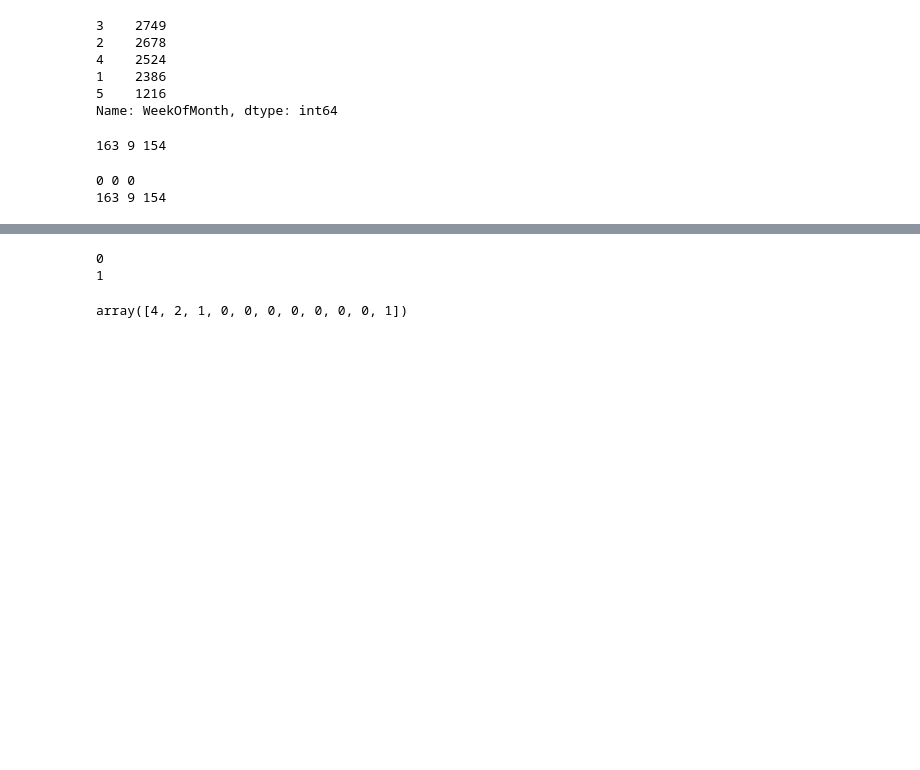
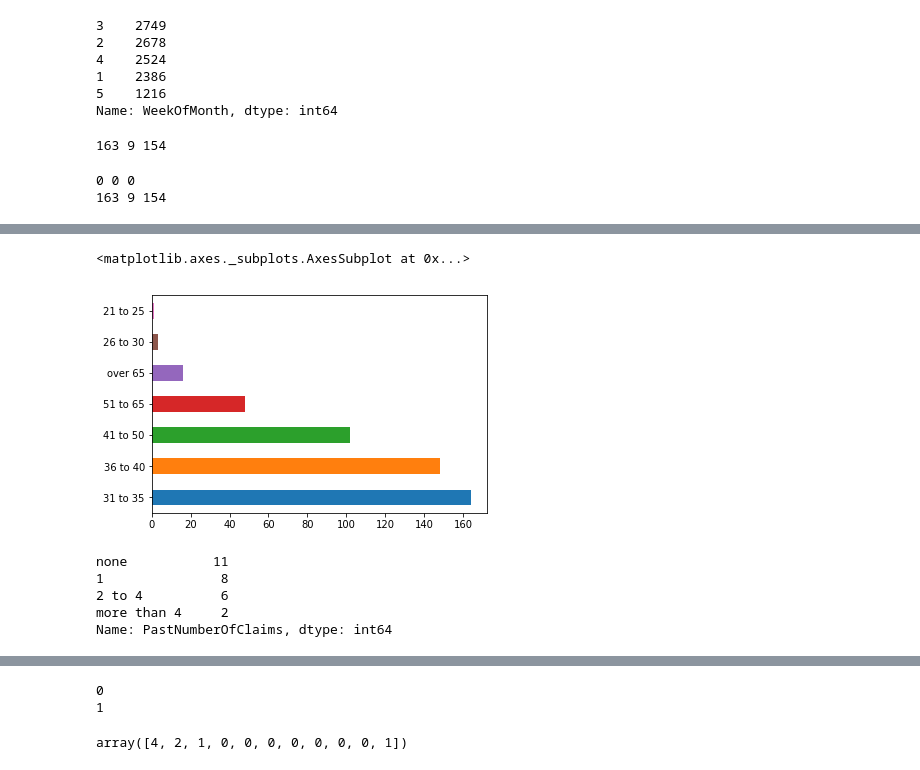
Before and after one commit to Siddharth-Singhs/EXL, a Jupyter notebook: SiddharthNewDataset.ipynb, the cells around one changed output, grey strips where cells are left out. Drawn from its saved outputs; the diff is of its cells as text; code cells hidden in the pictures; blank space fills up the shorter version.

```diff
--- a/SiddharthNewDataset.ipynb
+++ b/SiddharthNewDataset.ipynb
@@ -472,0 +479,13 @@ claimed=claimed[(claimed['DayOfWeekClaimed']==1.0)]
+# %%
+customers['AgeOfPolicyHolder'][(customers['FraudFound_P']==1) & (customers['MaritalStatus']=='Married')].value_counts().plot('barh')
+# %% [output]
+<matplotlib.axes._subplots.AxesSubplot at 0x...>
+[figure, added]
+# %%
+customers['PastNumberOfClaims'][(customers['FraudFound_P']==1)& (customers['AddressChange_Claim']=='4 to 8 years')].value_counts()
+# %% [output]
+none           11
+1               8
+2 to 4          6
+more than 4     2
+Name: PastNumberOfClaims, dtype: int64
```
Also changed, not shown: parts of 4 cells of this notebook, 5 other files.
